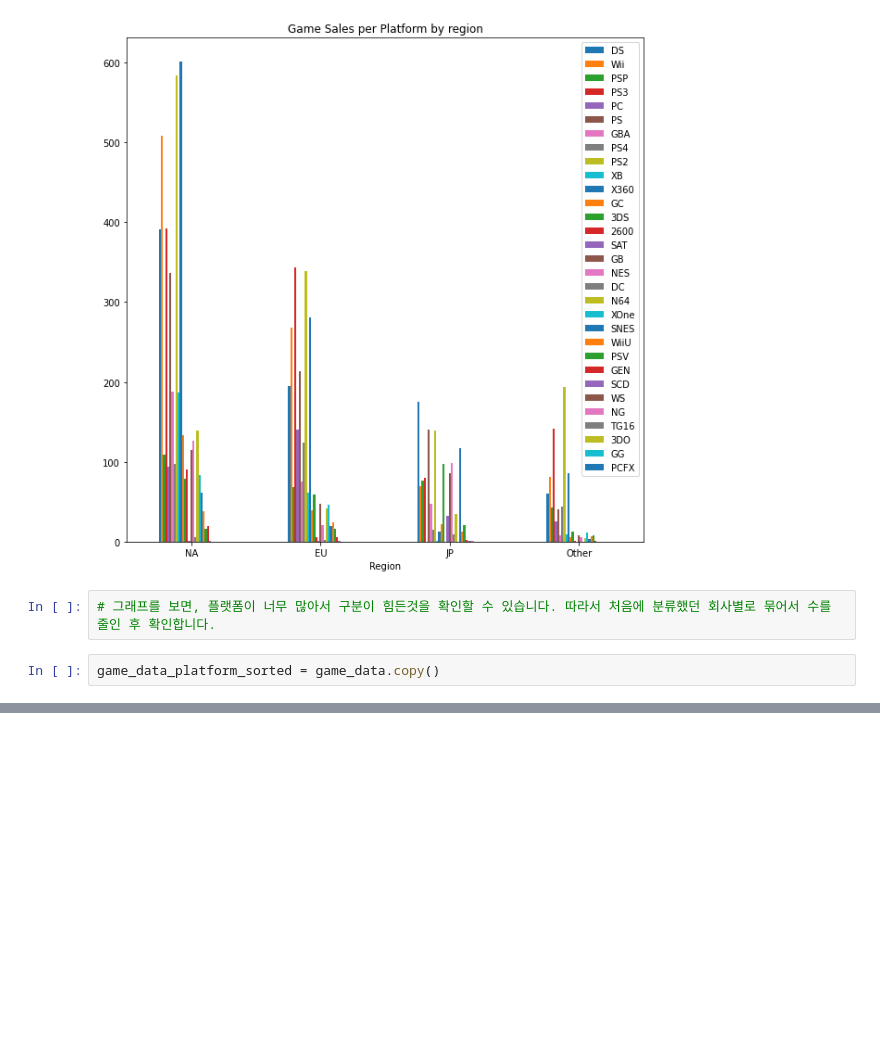
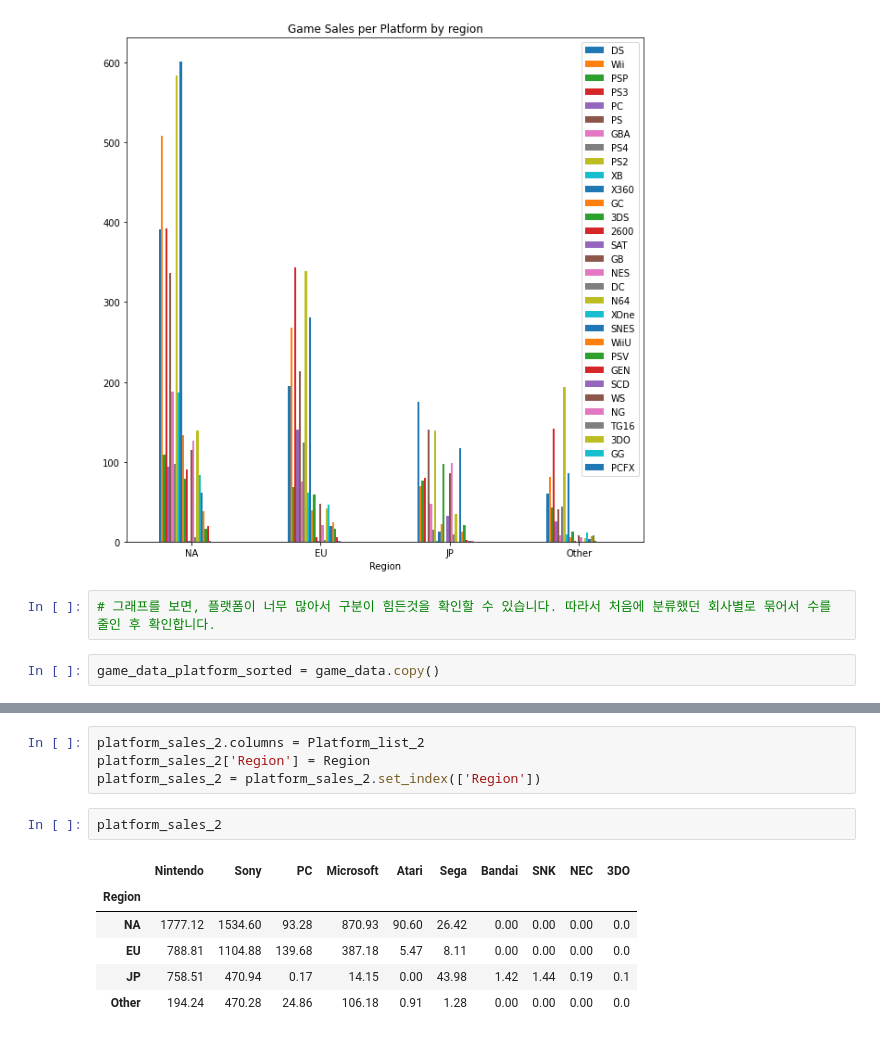
Before and after one commit to Lemonfry/ds-section1-project, a Jupyter notebook: section1-project.ipynb, the cells around one changed output, grey strips where cells are left out. Cells and saved outputs as stored; diff of their text form; blank space fills up the shorter version.

```diff
--- a/section1-project.ipynb
+++ b/section1-project.ipynb
@@ -692,0 +741,13 @@ game_data_platform_sorted
+# %%
+platform_sales_2.columns = Platform_list_2
+platform_sales_2['Region'] = Region
+platform_sales_2 = platform_sales_2.set_index(['Region'])
+# %%
+platform_sales_2
+# %% [output]
+|  | Nintendo | Sony | PC | Microsoft | Atari | Sega | Bandai | SNK | NEC | 3DO |
+| Region |  |  |  |  |  |  |  |  |  |  |
+| NA | 1777.12 | 1534.60 | 93.28 | 870.93 | 90.60 | 26.42 | 0.00 | 0.00 | 0.00 | 0.0 |
+| EU | 788.81 | 1104.88 | 139.68 | 387.18 | 5.47 | 8.11 | 0.00 | 0.00 | 0.00 | 0.0 |
+| JP | 758.51 | 470.94 | 0.17 | 14.15 | 0.00 | 43.98 | 1.42 | 1.44 | 0.19 | 0.1 |
+| Other | 194.24 | 470.28 | 24.86 | 106.18 | 0.91 | 1.28 | 0.00 | 0.00 | 0.00 | 0.0 |
```
Also changed, not shown: parts of 7 cells of this notebook.
